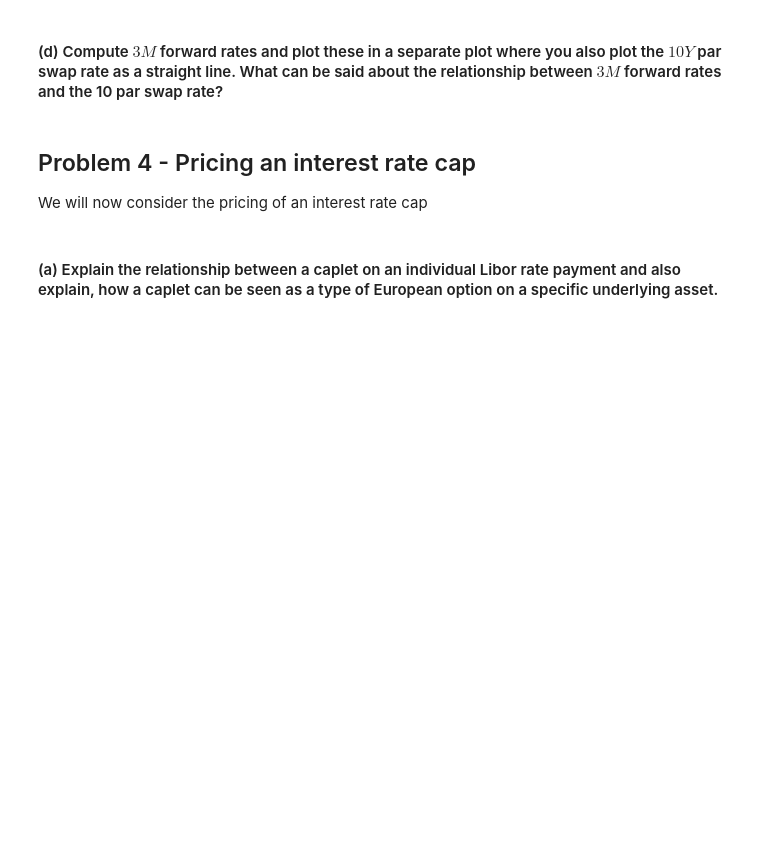
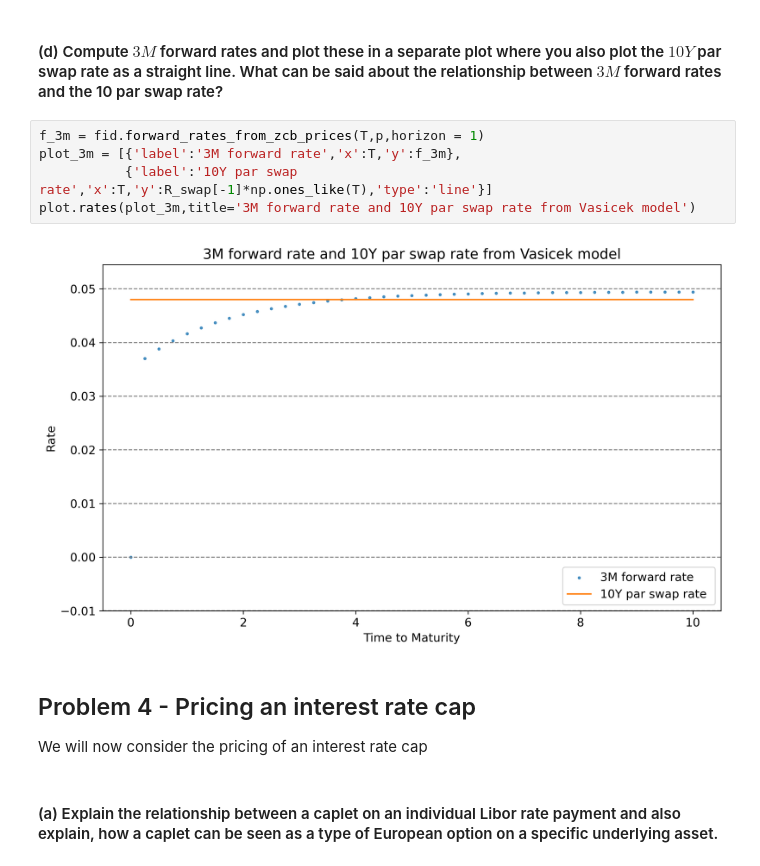
Before and after one commit to johanoelgaard/FixedIncome, a Jupyter notebook: Examples/Vasicek/vasicek.ipynb, the cells around one changed output. Drawn from its saved outputs; the diff is of its cells as text; blank space fills up the shorter version.

```diff
--- a/Examples/Vasicek/vasicek.ipynb
+++ b/Examples/Vasicek/vasicek.ipynb
@@ -62,5 +101,12 @@ Assume you have fitted the ZCB yield curve and have gotten the results for conti
 # %% [markdown]
 #### (d) Compute $3M$ forward rates and plot these in a separate plot where you also plot the $10Y$ par swap rate as a straight line. What can be said about the relationship between $3M$ forward rates and the 10 par swap rate?
+# %%
+f_3m = fid.forward_rates_from_zcb_prices(T,p,horizon = 1)
+plot_3m = [{'label':'3M forward rate','x':T,'y':f_3m},
+           {'label':'10Y par swap rate','x':T,'y':R_swap[-1]*np.ones_like(T),'type':'line'}]
+plot.rates(plot_3m,title='3M forward rate and 10Y par swap rate from Vasicek model')
+# %% [output]
+[figure, added]
 # %% [markdown]
 ## Problem 4 - Pricing an interest rate cap
 We will now consider the pricing of an interest rate cap
```
Also changed, not shown: parts of 31 cells of this notebook, 3 other files.
